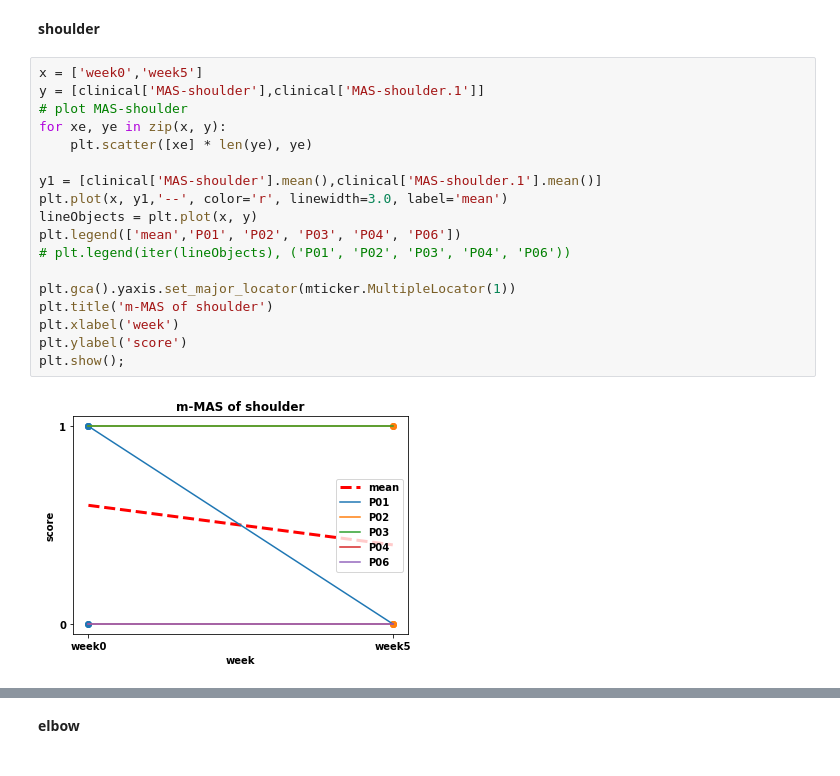
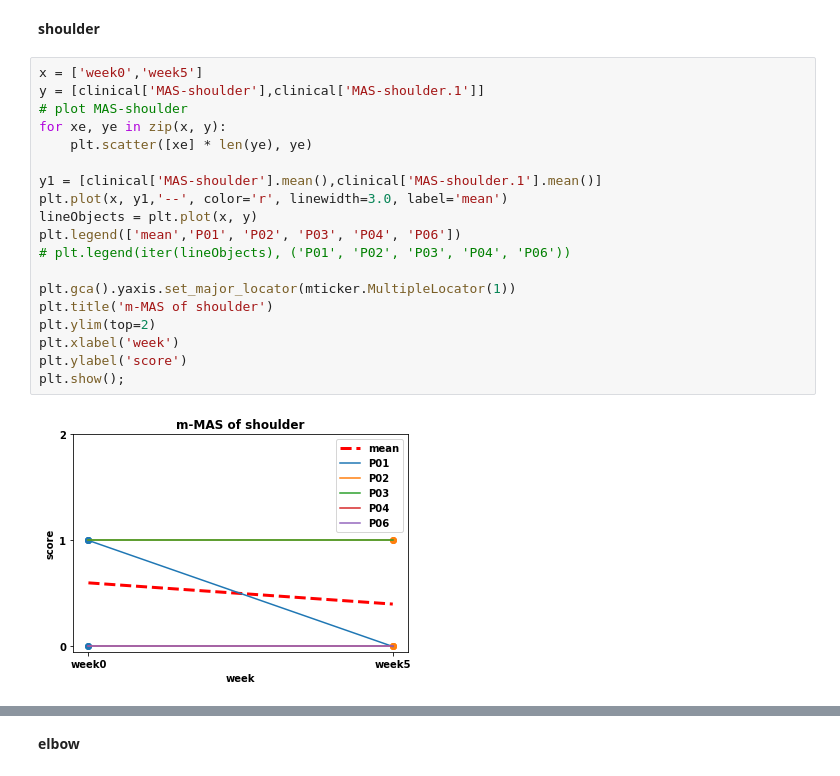
Before and after one commit to doscsy12/robotic_hometherapy, a Jupyter notebook: EDA_K_f.ipynb, the cells around one changed output, grey strips where cells are left out. Drawn from its saved outputs; the diff is of its cells as text.

```diff
--- a/EDA_K_f.ipynb
+++ b/EDA_K_f.ipynb
@@ -615,20 +609,21 @@ clinical = clinical.apply(convert_MAS, axis=1)
 # %%
 x = ['week0','week5']
 y = [clinical['MAS-shoulder'],clinical['MAS-shoulder.1']]
 # plot MAS-shoulder
 for xe, ye in zip(x, y):
     plt.scatter([xe] * len(ye), ye)
 
 y1 = [clinical['MAS-shoulder'].mean(),clinical['MAS-shoulder.1'].mean()]
 plt.plot(x, y1,'--', color='r', linewidth=3.0, label='mean')
 lineObjects = plt.plot(x, y)
 plt.legend(['mean','P01', 'P02', 'P03', 'P04', 'P06'])
 # plt.legend(iter(lineObjects), ('P01', 'P02', 'P03', 'P04', 'P06'))
 
 plt.gca().yaxis.set_major_locator(mticker.MultipleLocator(1))
 plt.title('m-MAS of shoulder')
+plt.ylim(top=2)
 plt.xlabel('week')
 plt.ylabel('score')
 plt.show();
 # %% [output]
-[figure, old version]
+[figure, new version]
```
Also changed, not shown: parts of 30 cells of this notebook.
